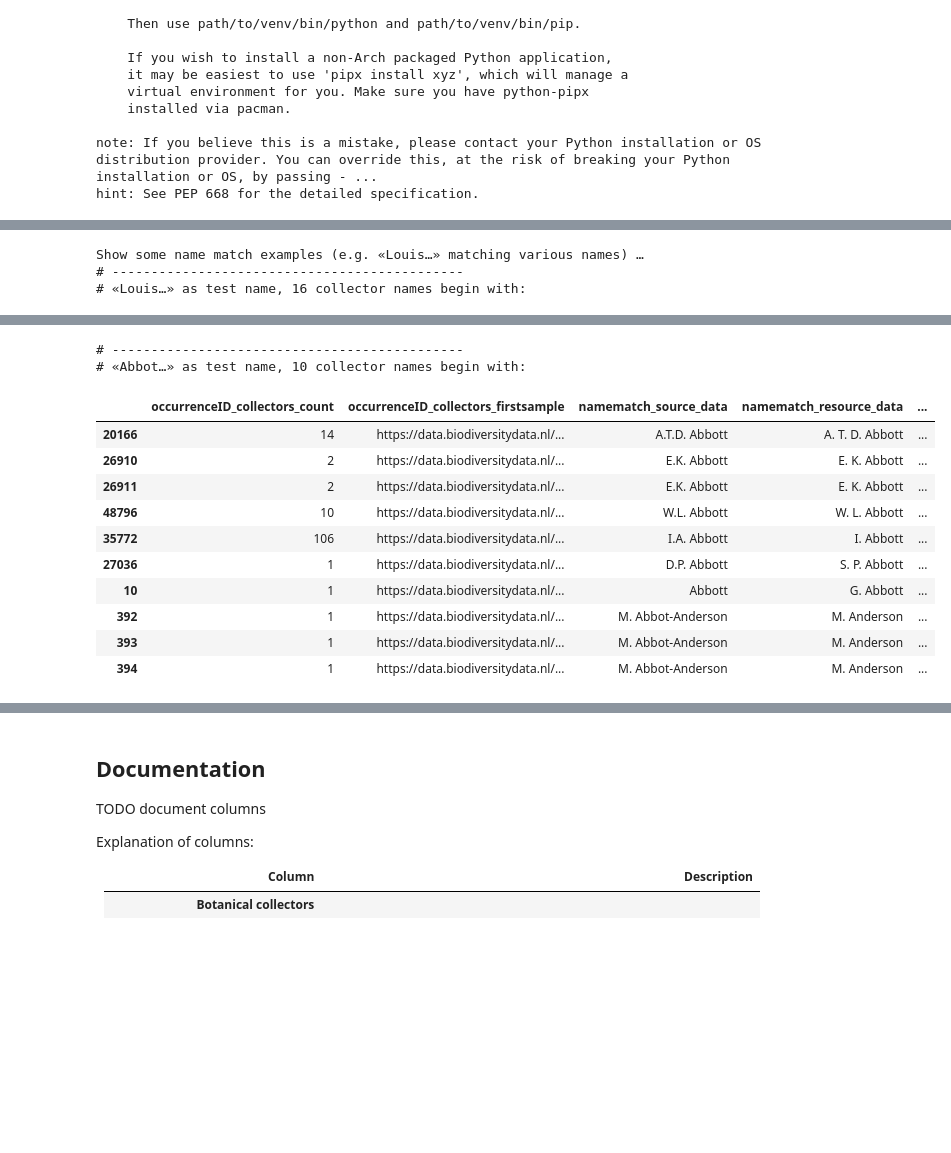
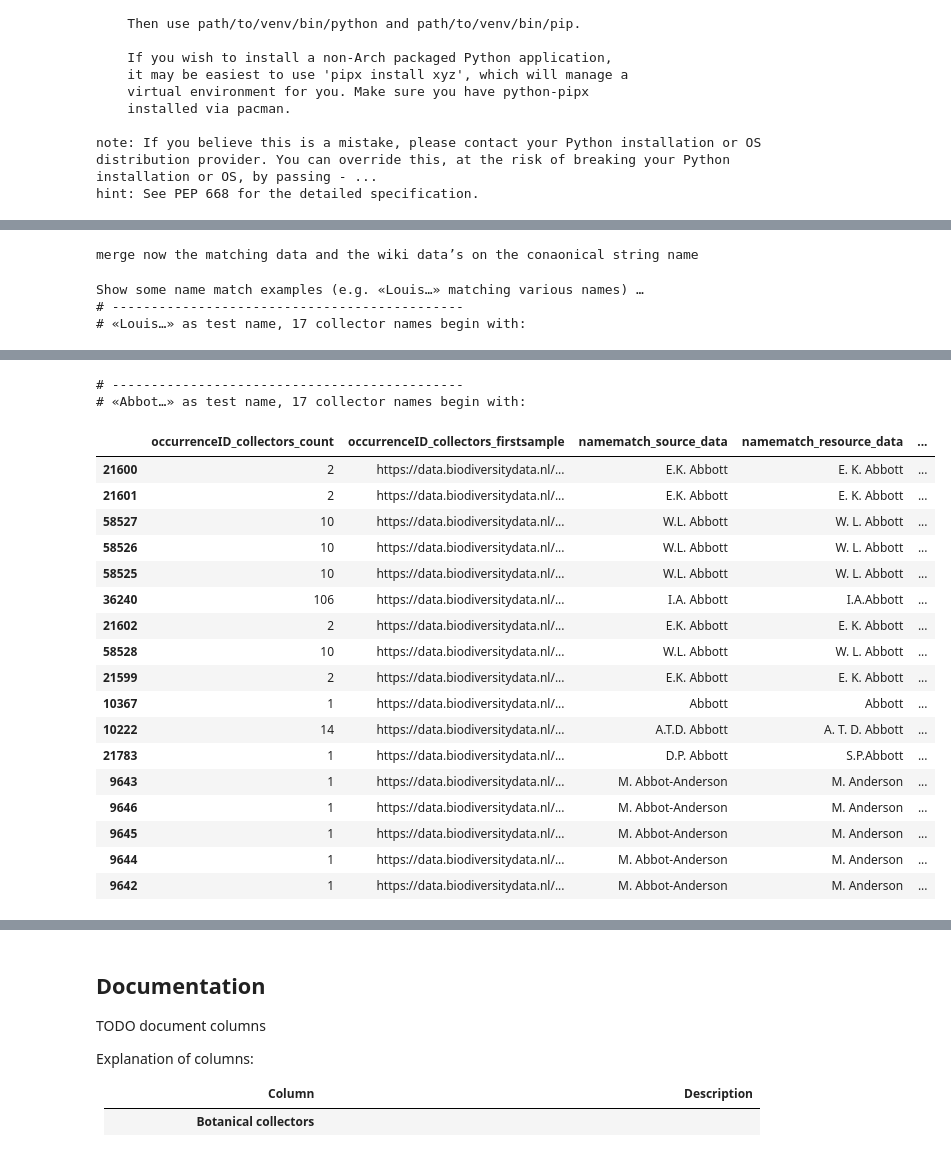
Before and after one commit to infinite-dao/collector-matching, a Jupyter notebook: match_names_Naturalis-dwcagent-parsed-eventDate_vs_WikiData_cosine-similarity.ipynb, the cells around one changed output, grey strips where cells are left out. Drawn from its saved outputs; the diff is of its cells as text; code cells hidden in the pictures; blank space fills up the shorter version.

```diff
--- a/match_names_Naturalis-dwcagent-parsed-eventDate_vs_WikiData_cosine-similarity.ipynb
+++ b/match_names_Naturalis-dwcagent-parsed-eventDate_vs_WikiData_cosine-similarity.ipynb
@@ -203,7 +225,7 @@ show names with **appellation** found 1 records:
 # %% [markdown]
 Compile `canonical_string…` for the collector data we will later match the WikiData names with:
 # %%
-# combine parts of names similar to WikiData's given name labels
+if explain_and_show_the_data: print("combine parts of names similar to WikiData's given name labels")
 collectors['canonical_string_collector_parsed'] = collectors[['given', 'particle', 'family', 'suffix']]\
     .fillna('')\
     .apply(
@@ -212,11 +234,12 @@ collectors['canonical_string_collector_parsed'] = collectors[['given', 'particle
             particle=" " + this_df["particle"] if this_df["particle"] else '',
             family=" " + this_df["family"] if this_df["family"] else '',
             suffix=", " + this_df["suffix"] if this_df["suffix"] else ''
-        ), axis="columns"
+        ).strip(), axis="columns"
     )
 
 criterion = collectors["particle"].str.contains("\w+ \w+", na=False)
 
-# display(collectors['canonical_string_collector_parsed'][criterion].head())
-collectors[['canonical_string_collector_parsed', 'particle']][criterion].drop_duplicates().head(10)
+if explain_and_show_the_data:
+    # display(collectors['canonical_string_collector_parsed'][criterion].head())
+    display(collectors[['canonical_string_collector_parsed', 'particle']][criterion].drop_duplicates().head(10))
 # %% [output]
@@ -271,8 +295,9 @@ collectors_unique=collectors.groupby(['canonical_string_collector_parsed']).agg(
 # move canonical_string_collector_parsed after column title
 col = collectors_unique.pop("canonical_string_collector_parsed")
 collectors_unique.insert(collectors_unique.columns.get_loc('title') + 1, col.name, col)
+collectors_unique.drop_duplicates(inplace=True)
 
-display(collectors_unique)
+if explain_and_show_the_data: display(collectors_unique)
 
 # column naming perhaps more clear (because we condensed the data)?
 # collectors=collectors.add_suffix('_namegrouped') \
@@ -631,7 +682,8 @@ collectors_all_matches.head()
 #     (this_output_file, os.path.getsize(this_output_file) >> 10 ) # 10000 >> 10 = bitshift operator, to get kilo bytes (10-bits=>1024)
 # )
 # %%
-# merge now with WikiData: the matching data and the wiki data’s on the conaonical string name
+if explain_and_show_the_data: print("merge now the matching data and the wiki data’s on the conaonical string name")
+
 collectors_matches_tmp_names_abbreviated = pd.merge(
     collectors_matches, wikidata,
     left_on='namematch_resource_data', right_on='canonical_string'
@@ -644,23 +696,27 @@ collectors_matches_g1_merged_wikidata = pd.concat(
     [collectors_matches_tmp_names_abbreviated, collectors_matches_tmp_fullnames]
     , ignore_index=True
 )
+# %% [output]
+merge now the matching data and the wiki data’s on the conaonical string name
 # %%
-print("Show some name match examples (e.g. «Louis…» matching various names) …")
-for testname in ['Louis', 'Abbot']:
-    criterion = collectors_matches_g1_merged_wikidata['canonical_string_collector_parsed'].str.contains(testname)
-    this_table=collectors_matches_g1_merged_wikidata[criterion].get([
-        # 'canonical_string_collector_parsed', # canonical_string_collector_parsed = namematch_source_data
-        'occurrenceID_collectors_count', 'occurrenceID_collectors_firstsample',
-        'namematch_source_data', 'namematch_resource_data', 'namematch_similarity',
-        # 'canonical_string_fullname',
-        'itemLabel', 'wikidata_link',
-        'collectors_eventDate_min', 'collectors_eventDate_max',
-        'yob', 'yod', 'wyb', 'wye'
-    ]).sort_values(by=['namematch_similarity'], ascending=[False])
-    print("# ---------------------------------------------\n# «%s…» as test name, %d collector names begin with:" % (testname, criterion.sum()))
-    display(this_table)
+if explain_and_show_the_data:
+    print("Show some name match examples (e.g. «Louis…» matching various names) …")
+    for testname in ['Louis', 'Abbot']:
+        criterion = collectors_matches_g1_merged_wikidata['canonical_string_collector_parsed'].str.contains(testname)
+        this_table=collectors_matches_g1_merged_wikidata[criterion].get([
+            # 'canonical_string_collector_parsed', # canonical_string_collector_parsed = namematch_source_data
+            'occurrenceID_collectors_count', 'occurrenceID_collectors_firstsample',
+            'namematch_source_data', 'namematch_resource_data', 'namematch_similarity',
+            'itemLabel',
+            'canonical_string_fullname', # canonical_string_fullname contains the former itemMatchingLabel
+            'wikidata_link',
+            'collectors_eventDate_min', 'collectors_eventDate_max',
+            'yob', 'yod',
+        ]).sort_values(by=['namematch_similarity'], ascending=[False])
+        print("# ---------------------------------------------\n# «%s…» as test name, %d collector names begin with:" % (testname, criterion.sum()))
+        display(this_table)
 # %% [output]
 Show some name match examples (e.g. «Louis…» matching various names) …
 # ---------------------------------------------
-# «Louis…» as test name, 16 collector names begin with:
+# «Louis…» as test name, 17 collector names begin with:
 |  | occurrenceID_collectors_count | occurrenceID_collectors_firstsample | namematch_source_data | namematch_resource_data | ... |
@@ -683,16 +740,23 @@ Show some name match examples (e.g. «Louis…» matching various names) …
 # ---------------------------------------------
-# «Abbot…» as test name, 10 collector names begin with:
+# «Abbot…» as test name, 17 collector names begin with:
 |  | occurrenceID_collectors_count | occurrenceID_collectors_firstsample | namematch_source_data | namematch_resource_data | ... |
-| 20166 | 14 | https://data.biodiversitydata.nl/... | A.T.D. Abbott | A. T. D. Abbott | ... |
-| 26910 | 2 | https://data.biodiversitydata.nl/... | E.K. Abbott | E. K. Abbott | ... |
-| 26911 | 2 | https://data.biodiversitydata.nl/... | E.K. Abbott | E. K. Abbott | ... |
-| 48796 | 10 | https://data.biodiversitydata.nl/... | W.L. Abbott | W. L. Abbott | ... |
-| 35772 | 106 | https://data.biodiversitydata.nl/... | I.A. Abbott | I. Abbott | ... |
-| 27036 | 1 | https://data.biodiversitydata.nl/... | D.P. Abbott | S. P. Abbott | ... |
-| 10 | 1 | https://data.biodiversitydata.nl/... | Abbott | G. Abbott | ... |
-| 392 | 1 | https://data.biodiversitydata.nl/... | M. Abbot-Anderson | M. Anderson | ... |
-| 393 | 1 | https://data.biodiversitydata.nl/... | M. Abbot-Anderson | M. Anderson | ... |
-| 394 | 1 | https://data.biodiversitydata.nl/... | M. Abbot-Anderson | M. Anderson | ... |
+| 21600 | 2 | https://data.biodiversitydata.nl/... | E.K. Abbott | E. K. Abbott | ... |
+| 21601 | 2 | https://data.biodiversitydata.nl/... | E.K. Abbott | E. K. Abbott | ... |
+| 58527 | 10 | https://data.biodiversitydata.nl/... | W.L. Abbott | W. L. Abbott | ... |
+| 58526 | 10 | https://data.biodiversitydata.nl/... | W.L. Abbott | W. L. Abbott | ... |
+| 58525 | 10 | https://data.biodiversitydata.nl/... | W.L. Abbott | W. L. Abbott | ... |
+| 36240 | 106 | https://data.biodiversitydata.nl/... | I.A. Abbott | I.A.Abbott | ... |
+| 21602 | 2 | https://data.biodiversitydata.nl/... | E.K. Abbott | E. K. Abbott | ... |
+| 58528 | 10 | https://data.biodiversitydata.nl/... | W.L. Abbott | W. L. Abbott | ... |
+| 21599 | 2 | https://data.biodiversitydata.nl/... | E.K. Abbott | E. K. Abbott | ... |
+| 10367 | 1 | https://data.biodiversitydata.nl/... | Abbott | Abbott | ... |
+| 10222 | 14 | https://data.biodiversitydata.nl/... | A.T.D. Abbott | A. T. D. Abbott | ... |
+| 21783 | 1 | https://data.biodiversitydata.nl/... | D.P. Abbott | S.P.Abbott | ... |
+| 9643 | 1 | https://data.biodiversitydata.nl/... | M. Abbot-Anderson | M. Anderson | ... |
+| 9646 | 1 | https://data.biodiversitydata.nl/... | M. Abbot-Anderson | M. Anderson | ... |
+| 9645 | 1 | https://data.biodiversitydata.nl/... | M. Abbot-Anderson | M. Anderson | ... |
+| 9644 | 1 | https://data.biodiversitydata.nl/... | M. Abbot-Anderson | M. Anderson | ... |
+| 9642 | 1 | https://data.biodiversitydata.nl/... | M. Abbot-Anderson | M. Anderson | ... |
 # %%
 # # # # # # # # # # # # # # # # # # # # # # # # #
 # display data and save custom columns
```
Also changed, not shown: parts of 26 cells of this notebook, 27 other files.
